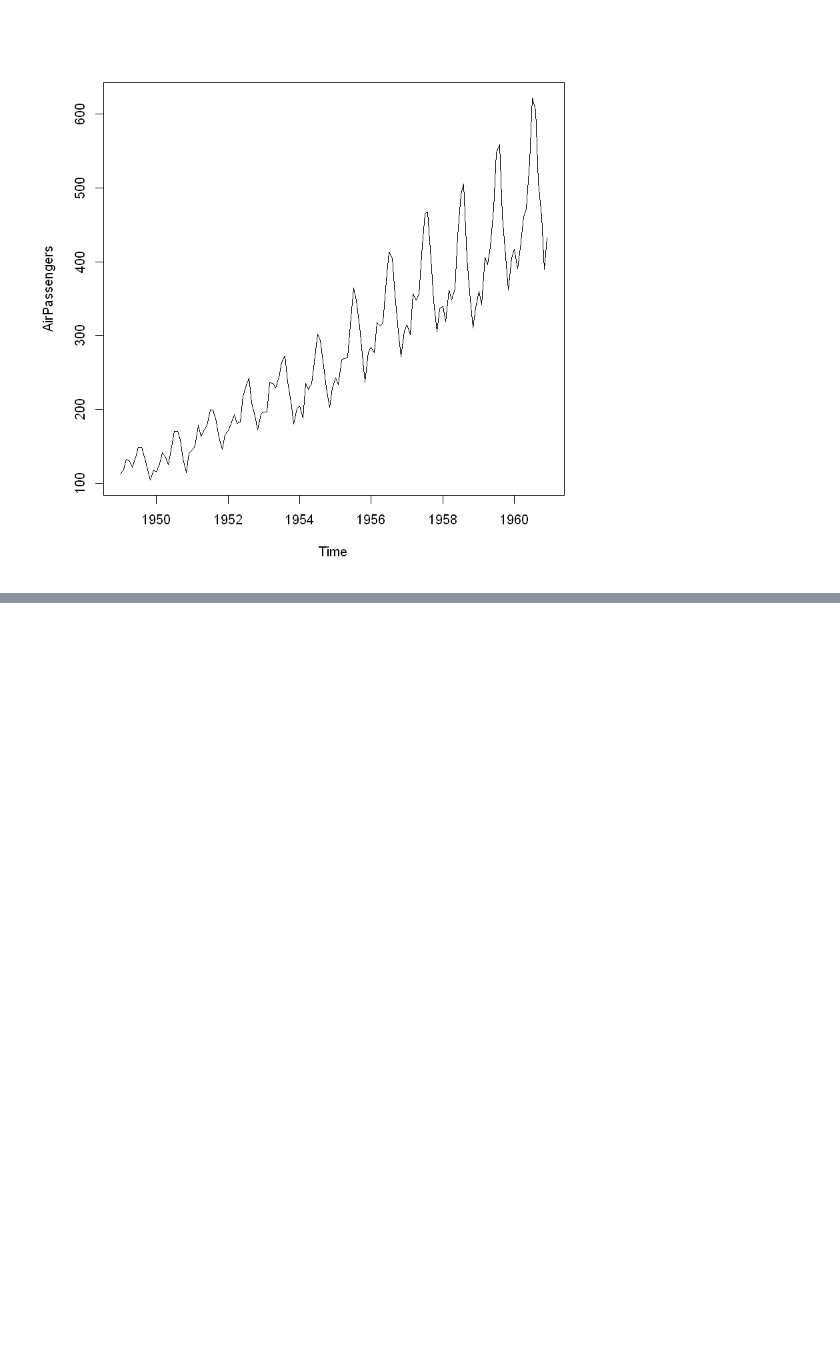
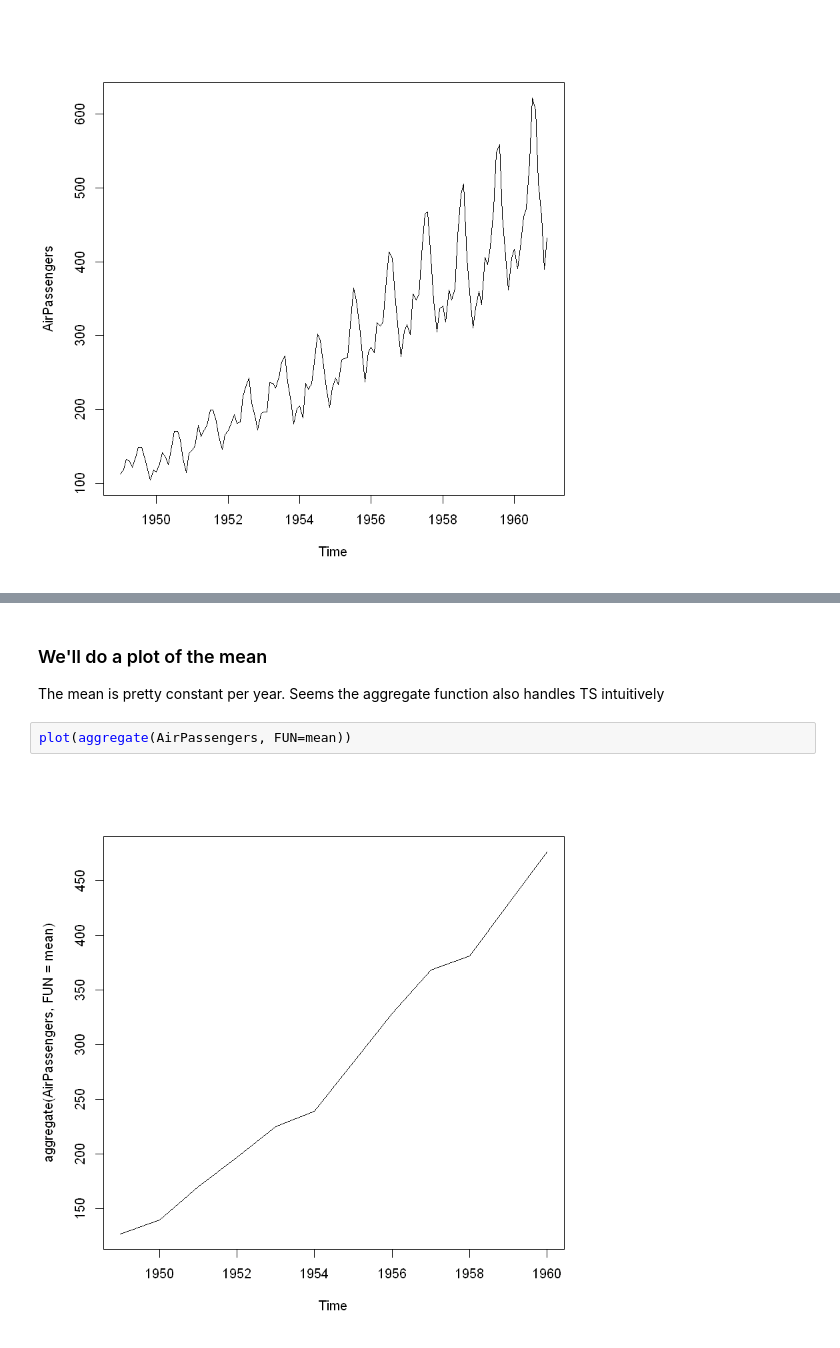
Before and after one commit to MobyWare/ml-intro-time_series-r, a Jupyter notebook: r_intro_to_timeseries.ipynb, the cells around one changed output, grey strips where cells are left out. Saved outputs shown, nothing was run; the diff lists cells and outputs as text; blank space fills up the shorter version.

```diff
--- a/r_intro_to_timeseries.ipynb
+++ b/r_intro_to_timeseries.ipynb
@@ -23,0 +35,8 @@ plot(AirPassengers)
+# %% [markdown]
+### We'll do a plot of the mean
+
+The mean is pretty constant per year. Seems the aggregate function also handles TS intuitively
+# %%
+plot(aggregate(AirPassengers, FUN=mean))
+# %% [output]
+[figure, added]
```
Also changed, not shown: parts of 9 cells of this notebook.
